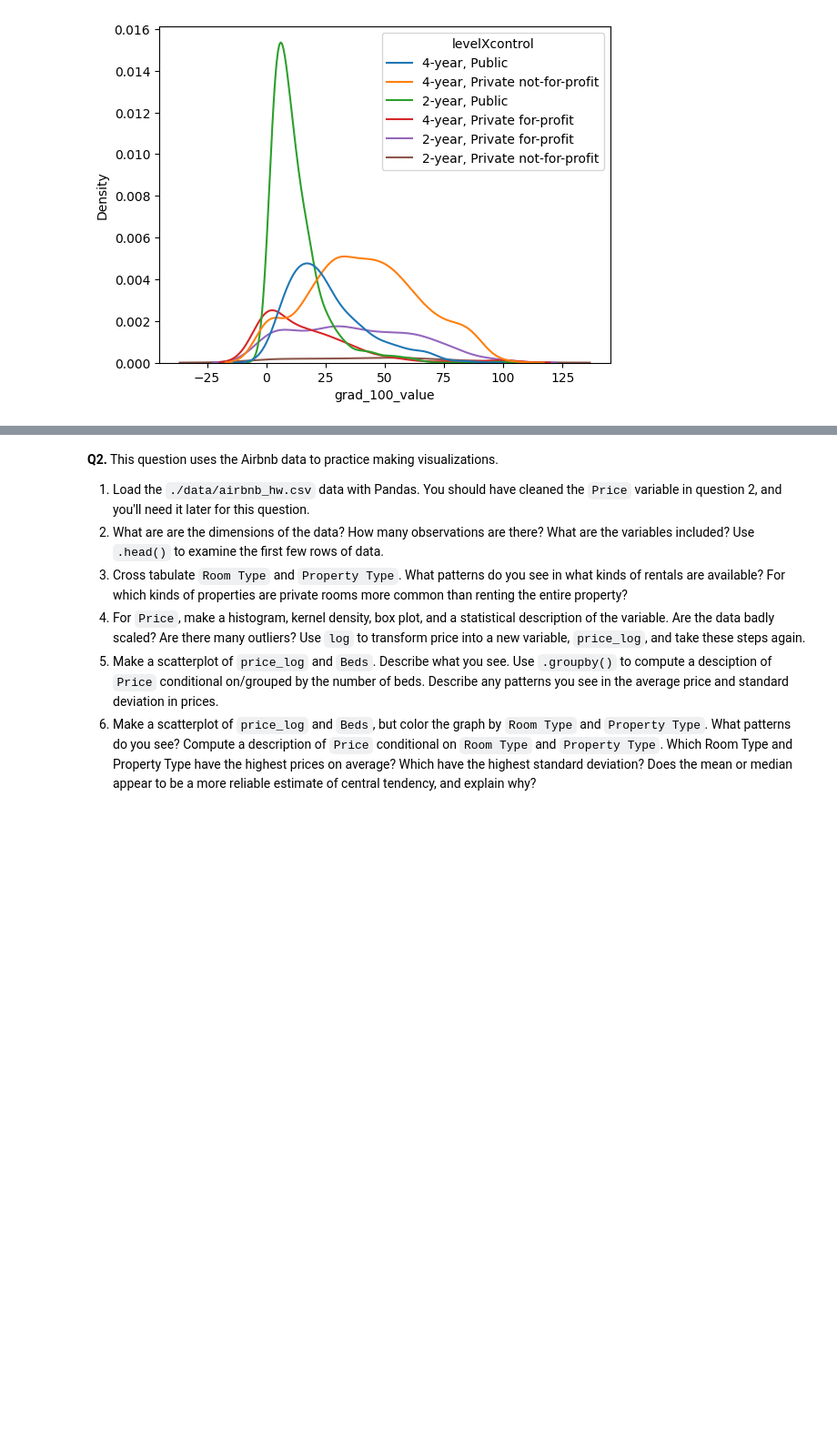
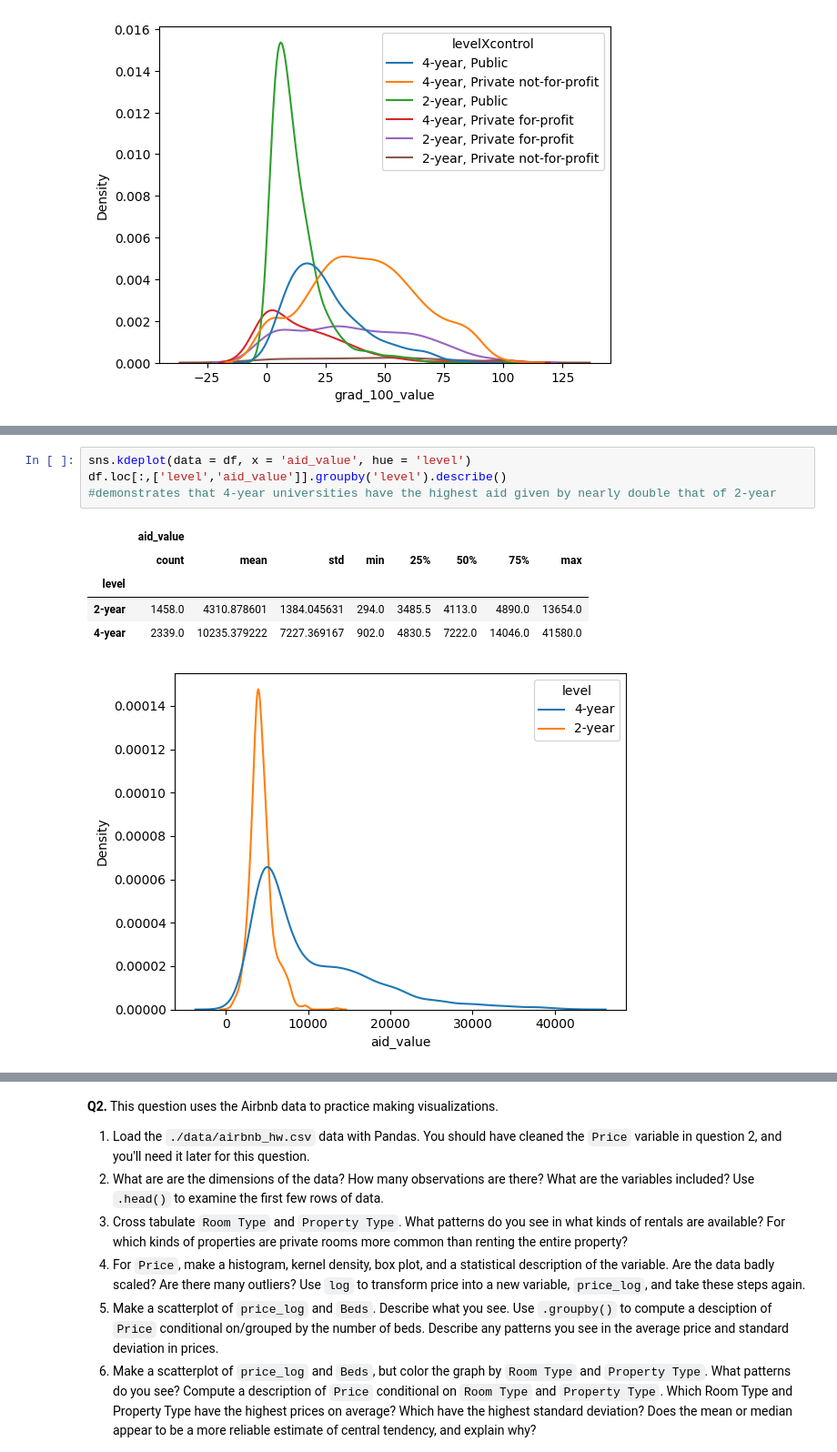
Before and after one commit to cwynne12/visualization, a Jupyter notebook: assignment/assignment.ipynb, the cells around one changed output, grey strips where cells are left out. Shown at 91% size. Cells and saved outputs as stored; diff of their text form; blank space fills up the shorter version.

```diff
--- a/assignment/assignment.ipynb
+++ b/assignment/assignment.ipynb
@@ -157,0 +175,11 @@ df.loc[:, [years, status, grad]].groupby([years,status]).describe()
+# %%
+sns.kdeplot(data = df, x = 'aid_value', hue = 'level')
+df.loc[:,['level','aid_value']].groupby('level').describe()
+#demonstrates that 4-year universities have the highest aid given by nearly double that of 2-year
+# %% [output]
+|  | aid_value |  |  |  |  |  |  |  |
+|  | count | mean | std | min | 25% | 50% | 75% | max |
+| level |  |  |  |  |  |  |  |  |
+| 2-year | 1458.0 | 4310.878601 | 1384.045631 | 294.0 | 3485.5 | 4113.0 | 4890.0 | 13654.0 |
+| 4-year | 2339.0 | 10235.379222 | 7227.369167 | 902.0 | 4830.5 | 7222.0 | 14046.0 | 41580.0 |
+[figure, added]
```
Also changed, not shown: parts of 9 cells of this notebook.
